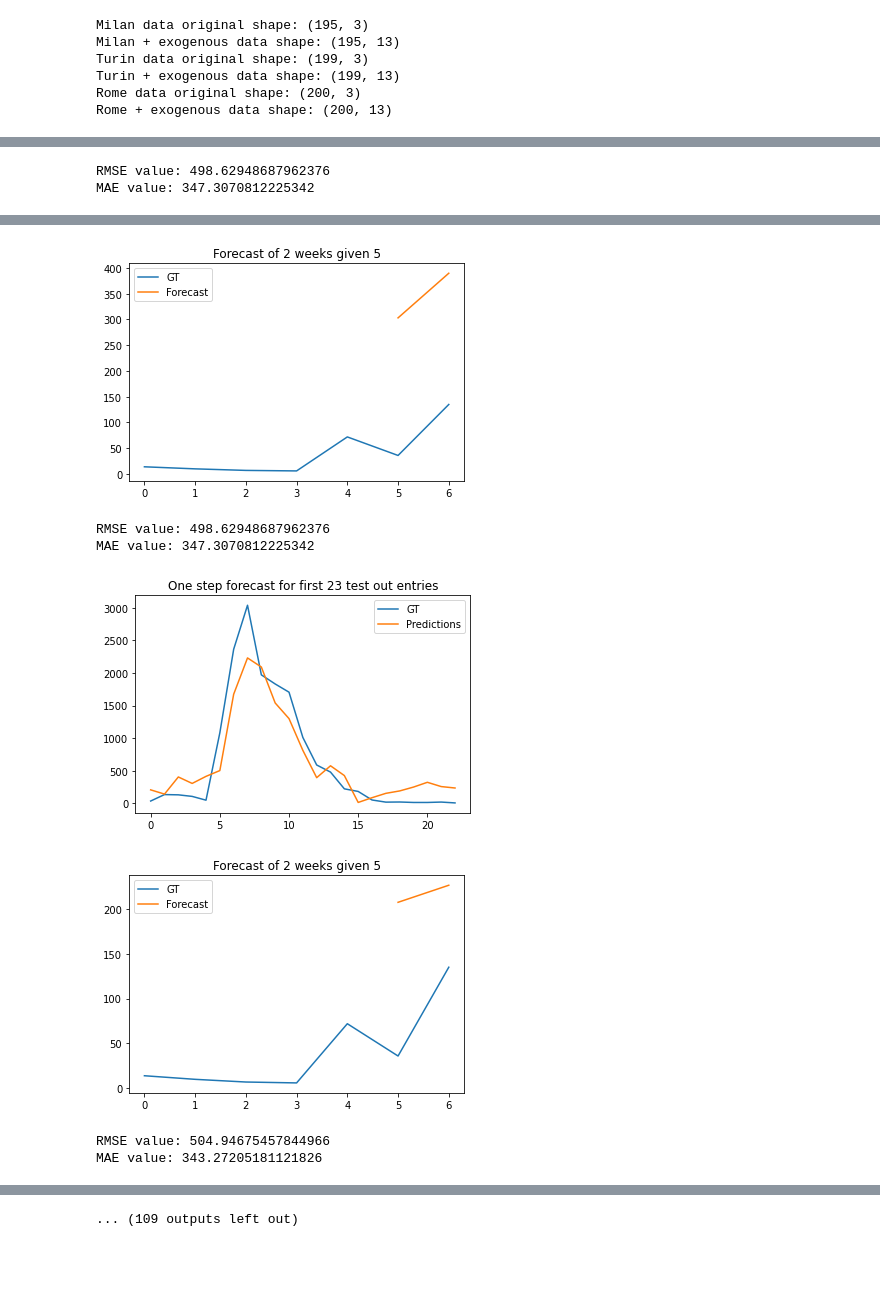
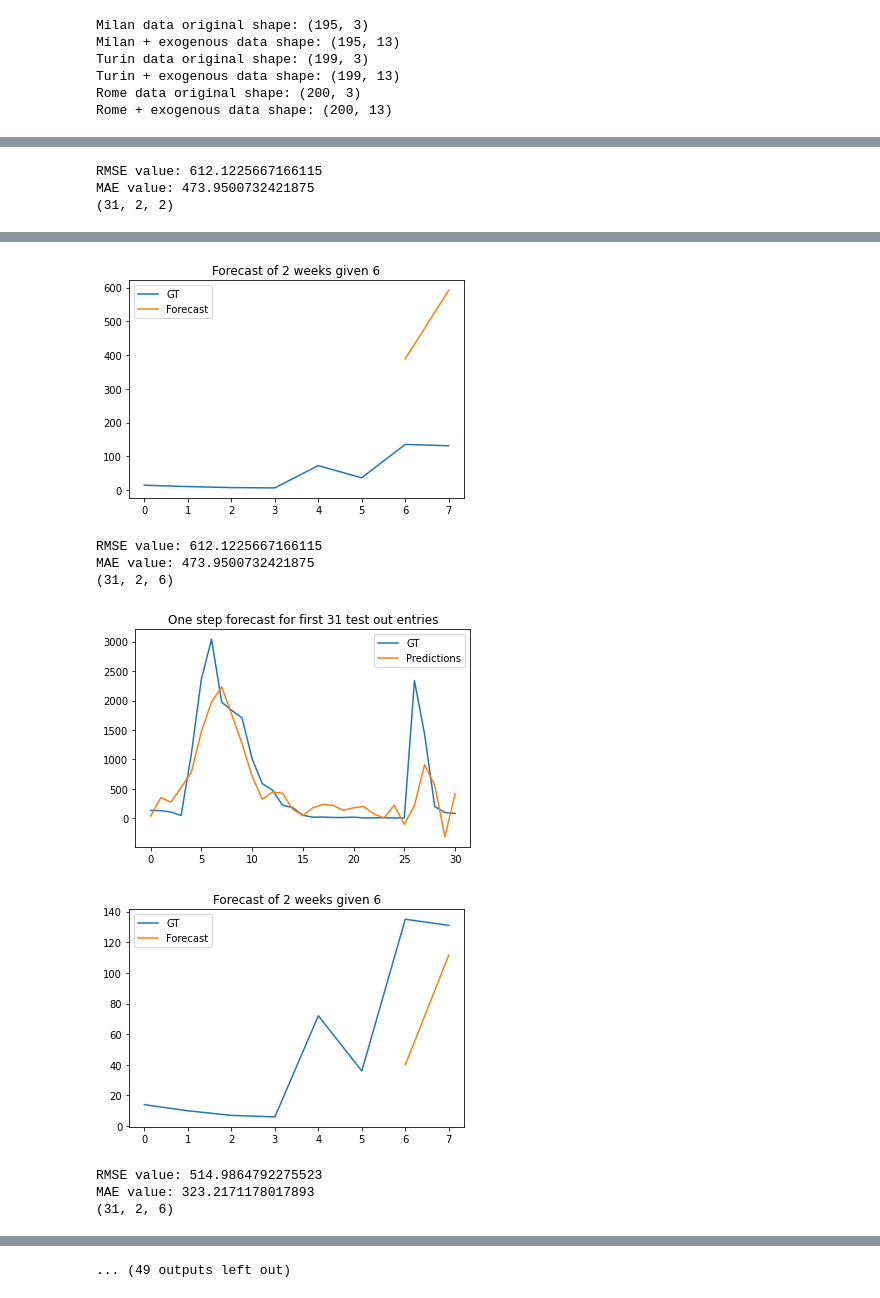
Before and after one commit to geriskenderi/EXO-LSTM, a Jupyter notebook: code/Thesis Forecasting - All Weekly Sales.ipynb, the cells around one changed output, grey strips where cells are left out. Cells and saved outputs as stored; diff of their text form; code cells hidden in the pictures; blank space fills up the shorter version.

```diff
--- a/code/Thesis Forecasting - All Weekly Sales.ipynb
+++ b/code/Thesis Forecasting - All Weekly Sales.ipynb
@@ -77,7 +77,7 @@ class Optimization:
         y_train,
         x_val=None,
         y_val=None,
-        batch_size=5,
+        batch_size=12,
         n_epochs=100,
         do_teacher_forcing=None,
     ):
@@ -334,16 +427,19 @@ aug_datasets = {
 # %%
 # Plot the data to explore and see what we are working with
 for dataset in aug_datasets:
-    print("Sales and temporal data for", dataset)
-
+    print(dataset, "data \n")
+    # Plot the data with the most correlation to the sales we are trying to predict
+    # These are the features we will train the network on later
     values = aug_datasets[dataset].values
-    cols_to_plot = [0,1,2]
+    cols_to_plot = cols_with_most_corr(aug_datasets[dataset], 0)
+    #cols_to_plot_2 = granger_casuality_for_features(aug_datasets[dataset])
+    #print(cols_to_plot, cols_to_plot_2)
     i=1
     plt.figure(figsize=(10,8))
     for col in cols_to_plot:
         plt.subplot(len(cols_to_plot), 1, i)
-        plt.plot(values[:, col])
-        plt.title(aug_datasets[dataset].columns[col], loc="center")
+        plt.plot(values[:, col], label=aug_datasets[dataset].columns[col])
+        plt.legend()
         i += 1
     plt.show()
 # %% [output]
@@ -358,6 +452,6 @@ for dataset in aug_datasets:
     default_s_corr = aug_datasets[dataset].corr(method="spearman")
     plt.figure(figsize=(10,8))
     sns.heatmap(data=default_s_corr, cmap="YlOrRd", annot=True, linewidths=.5)
-    plt.title("Correlation")
+    plt.title("Correlation for "+ dataset+" data")
     plt.show()
 # %% [output]
@@ -464,9 +512,6 @@ def granger_casuality_for_features(df, n_lags=5):
 # %%
-rmse_vals = []
-mae_vals = []
 datasets = []
 n_runs = 5
-#def_rmse = def_mae = aug_rmse = aug_mae = 0
 
 for dataset in aug_datasets:
     print(dataset)
@@ -484,11 +529,9 @@ for dataset in aug_datasets:
 
         def_tr_df, def_te_df = prepare_for_network(def_train, def_test)
         aug_tr_df, aug_te_df = prepare_for_network(aug_train, aug_test)
-        print("Default training and test sets dimensions:\n", def_tr_df.shape, def_te_df.shape)
-        print("Augmented training and test sets dimensions:\n", aug_tr_df.shape, aug_te_df.shape)
 
-
-        # Extract the columns which display most correlation with the value we are trying to predict
+        # Extract the columns which display most correlation with the value we are trying to predict.
+        # As it can be seen in the
         default_desired_input_features = cols_with_most_corr(def_dataset, 0)
         aug_desired_input_features = cols_with_most_corr(aug_dataset, 0)
         #default_desired_input_features = granger_casuality_for_features(def_dataset)
@@ -496,6 +539,8 @@ for dataset in aug_datasets:
         print("Default input features:", default_desired_input_features)
         print("Input features with exogenous data:", aug_desired_input_features)
 
+        # Prepare data for the LSTM Network. We need to create sequences of inputs and outputs
+        # so that our time series problem esentially becomes a "supervised regression problem"
         def_inp_tr, def_out_tr, def_inp_te, def_out_te = build_in_out_seq(def_tr_df, def_te_df, default_desired_input_features)
         aug_inp_tr, aug_out_tr, aug_inp_te, aug_out_te = build_in_out_seq(aug_tr_df, aug_te_df, aug_desired_input_features)
 
@@ -509,21 +554,21 @@ for dataset in aug_datasets:
         # First create the LSTM Model that will be used for forecasting
         loss_fn = nn.MSELoss()
 
-        def_LSTM_Model = Model(input_size=len(default_desired_input_features), hidden_size=len(default_desired_input_features)*50, output_size=len(default_desired_input_features))
+        def_LSTM_Model = Model(input_size=len(default_desired_input_features), hidden_size=len(default_desired_input_features)*21, output_size=len(default_desired_input_features))
         def_optimizer = optim.Adam(def_LSTM_Model.parameters(), lr=1e-3)
         def_scheduler = optim.lr_scheduler.StepLR(optimizer=def_optimizer, step_size=25, gamma=0.1)
         def_opt_obj = Optimization(def_LSTM_Model, loss_fn, def_optimizer, def_scheduler)
 
-        aug_LSTM_Model = Model(input_size=len(aug_desired_input_features), hidden_size=len(aug_desired_input_features)*50, output_size=len(aug_desired_input_features))
+        aug_LSTM_Model = Model(input_size=len(aug_desired_input_features), hidden_size=len(aug_desired_input_features)*21, output_size=len(aug_desired_input_features))
         aug_optimizer = optim.Adam(aug_LSTM_Model.parameters(), lr=1e-3)
         aug_scheduler = optim.lr_scheduler.StepLR(optimizer=aug_optimizer, step_size=25, gamma=0.1)
         aug_opt_obj = Optimization(aug_LSTM_Model, loss_fn, aug_optimizer, aug_scheduler)
 
         # Default training
         print("Training the default model...")
-        def_opt_obj.train(def_x_train[:,:-1],def_x_train[:,1:],def_x_train[:,:-1],def_x_train[:,1:], do_teacher_forcing=True, n_epochs=30)
+        def_opt_obj.train(def_x_train[:,:-1],def_x_train[:,1:],def_x_train[:,:-1],def_x_train[:,1:], do_teacher_forcing=True, n_epochs=len(default_desired_input_features)*10)
         print("\nTraining the augmented model...")
-        aug_opt_obj.train(aug_x_train[:,:-1],aug_x_train[:,1:],aug_x_train[:,:-1],aug_x_train[:,1:], do_teacher_forcing=True, n_epochs=30)
+        aug_opt_obj.train(aug_x_train[:,:-1],aug_x_train[:,1:],aug_x_train[:,:-1],aug_x_train[:,1:], do_teacher_forcing=True, n_epochs=len(aug_desired_input_features)*10)
 
         def_pred=def_LSTM_Model(def_x_test, 2)
         aug_pred=aug_LSTM_Model(aug_x_test, 2)
@@ -534,10 +579,12 @@ for dataset in aug_datasets:
         aug_mean = np.mean(aug_train["vendita"].values)
         aug_std = np.std(aug_train["vendita"].values)
 
-        curr_def_rmse += check_forecast_results(def_pred, def_inp_te, def_out_te, def_mean, def_std)[0]
-        curr_def_mae += check_forecast_results(def_pred, def_inp_te, def_out_te, def_mean, def_std)[1]
-        curr_aug_rmse += check_forecast_results(aug_pred, aug_inp_te, aug_out_te, aug_mean, aug_std)[0]
-        curr_aug_mae += check_forecast_results(aug_pred, aug_inp_te, aug_out_te, aug_mean, aug_std)[1]
+        curr_def_rmse += check_lstm_forecast_results(def_pred, def_inp_te, def_out_te, def_mean, def_std)[0]
+        curr_def_mae += check_lstm_forecast_results(def_pred, def_inp_te, def_out_te, def_mean, def_std)[1]
+        curr_aug_rmse += check_lstm_forecast_results(aug_pred, aug_inp_te, aug_out_te, aug_mean, aug_std)[0]
+        curr_aug_mae += check_lstm_forecast_results(aug_pred, aug_inp_te, aug_out_te, aug_mean, aug_std)[1]
+
+        print()
 
     # Save results
     rmse_vals.extend([curr_def_rmse/5, curr_aug_rmse/5])
@@ -565,2 +612,3 @@ Epoch 30 Train loss: 0.39. Validation loss: 0.39. Avg future: 1.52. Elapsed time
-RMSE value: 498.62948687962376
-MAE value: 347.3070812225342
+RMSE value: 612.1225667166115
+MAE value: 473.9500732421875
+(31, 2, 2)
@@ -568,7 +616,9 @@ MAE value: 347.3070812225342
-[figure, old version]
+[figure, new version]
-RMSE value: 498.62948687962376
-MAE value: 347.3070812225342
+RMSE value: 612.1225667166115
+MAE value: 473.9500732421875
+(31, 2, 6)
-[figure, old version]
+[figure, new version]
-[figure, old version]
+[figure, new version]
-RMSE value: 504.94675457844966
-MAE value: 343.27205181121826
+RMSE value: 514.9864792275523
+MAE value: 323.2171178017893
+(31, 2, 6)
@@ -577 +627 @@ MAE value: 343.27205181121826
-... (109 outputs left out)
+... (49 outputs left out)
```
Also changed, not shown: parts of 28 cells of this notebook, 2 other files.
